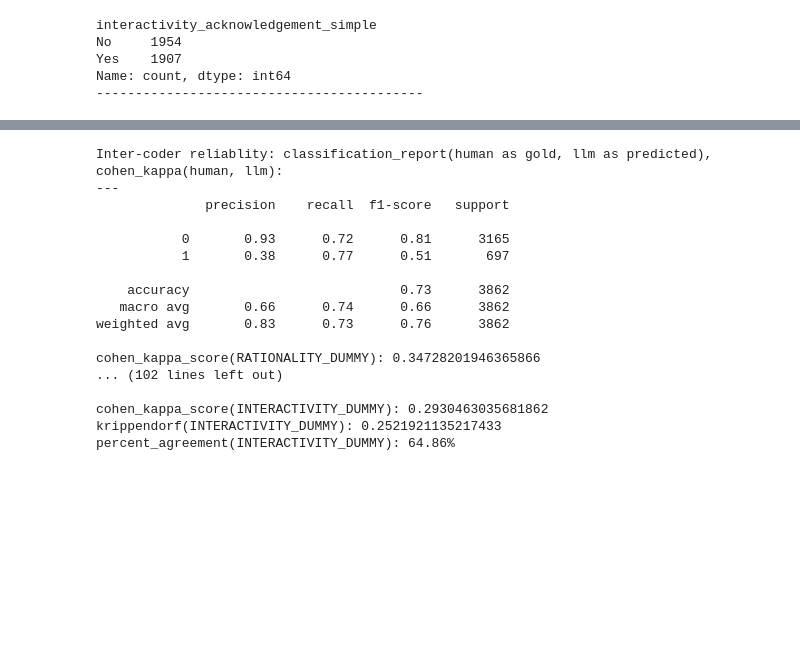
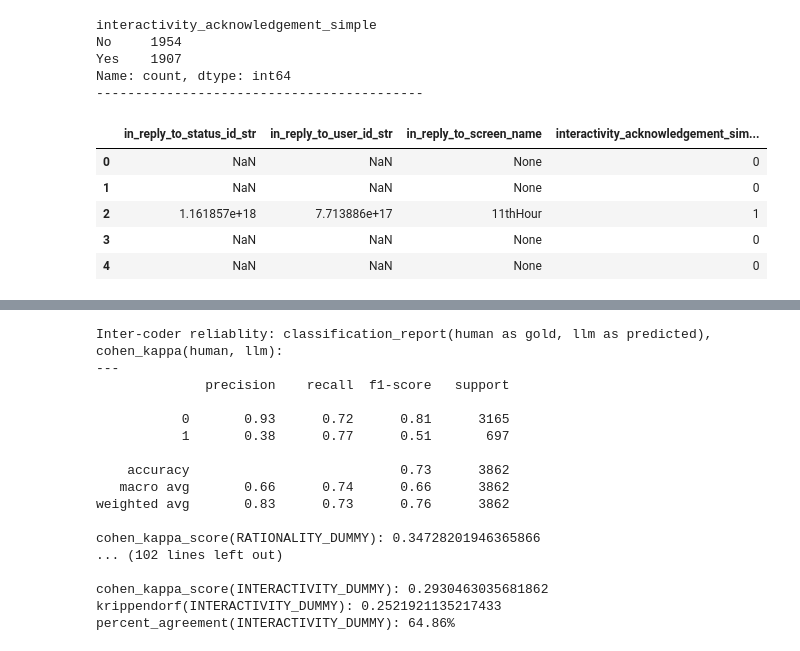
Before and after one commit to cl-trier/TWON-Exploration, a Jupyter notebook: 26--Classify PublicSphere-benchmark.ipynb, the cells around one changed output, grey strips where cells are left out. Drawn from its saved outputs; the diff is of its cells as text; code cells hidden in the pictures; blank space fills up the shorter version.

```diff
--- a/26--Classify PublicSphere-benchmark.ipynb
+++ b/26--Classify PublicSphere-benchmark.ipynb
@@ -998 +1073,10 @@ dataset_w_pred_anon.loc[:, 'interactivity_acknowledgement_simple_dum'] = dataset
+# %%
+dataset_w_pred_anon.loc[:, [ 'in_reply_to_status_id_str', 'in_reply_to_user_id_str', 'in_reply_to_screen_name', 'interactivity_acknowledgement_simple2_dum']].head()
+# %% [output]
+|  | in_reply_to_status_id_str | in_reply_to_user_id_str | in_reply_to_screen_name | interactivity_acknowledgement_sim... |
+| 0 | NaN | NaN | None | 0 |
+| 1 | NaN | NaN | None | 0 |
+| 2 | 1.161857e+18 | 7.713886e+17 | 11thHour | 1 |
+| 3 | NaN | NaN | None | 0 |
+| 4 | NaN | NaN | None | 0 |
 # %%
```
Also changed, not shown: parts of 19 cells of this notebook, 2 other files.
